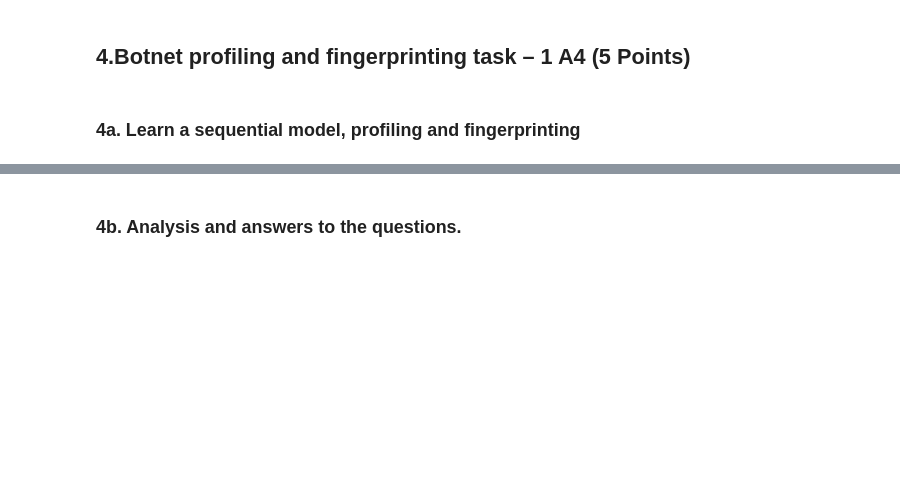
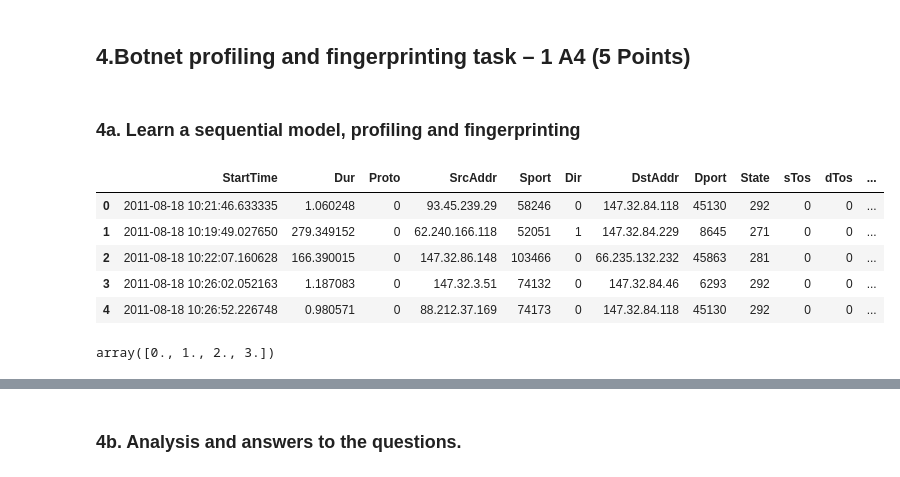
Before and after one commit to amar-mesic/cyber-data, a Jupyter notebook: lab-3/Lab3.ipynb, the cells around one changed output, grey strips where cells are left out. Drawn from its saved outputs; the diff is of its cells as text; code cells hidden in the pictures; blank space fills up the shorter version.

```diff
--- a/lab-3/Lab3.ipynb
+++ b/lab-3/Lab3.ipynb
@@ -111,12 +113,16 @@ def preprocess_data(df, date_fix=True, remove_background=True, label_enc=True, l
     # botnet traffic
     data.loc[data["Label"].str.startswith("flow=From-Botnet"), "Label"] = "1"
 
-    # background traffic
-    data.loc[(data["Label"].str.startswith("flow=From-Background")) | (data["Label"].str.startswith("flow=To-Background")) | (data["Label"].str.startswith("flow=Background")), "Label"] = "2"
-
     # remove all background netflows
     if remove_background:
+        # background traffic
+        data.loc[(data["Label"].str.startswith("flow=From-Background")) | (data["Label"].str.startswith("flow=To-Background")) | (data["Label"].str.startswith("flow=Background")), "Label"] = "2"
+
         data = data[data["Label"] != "2"]
+    else:
+        # background traffic
+        data.loc[(data["Label"].str.startswith("flow=From-Background")) | (data["Label"].str.startswith("flow=To-Background")) | (data["Label"].str.startswith("flow=Background")), "Label"] = "0"
+
 
     # label encode the selected columns
     if label_enc:
@@ -967,3 +975,22 @@ As mentioned in the beginning of my analysis, the amount of shingles here is tin
 ## 4.Botnet profiling and fingerprinting task – 1 A4 (5 Points)
 # %% [markdown]
 ### 4a. Learn a sequential model, profiling and fingerprinting
+# %%
+data = pd.read_csv("cda-lab3-botnet-detection/dataset_10/capture20110818.binetflow")
+preprocessed_data = preprocess_data(data, date_fix=True, remove_background=False, label_enc=True, label_enc_columns=['Proto', 'Sport', 'Dir', 'Dport', 'State', 'sTos', 'dTos'])
+discr_data = discretize_data(preprocessed_data, ['Proto', 'Dir'], [2, 2])
+# %%
+discr_data['Combined'] = combine_features(discr_data, ['Proto', 'Dir'])
+discr_data.head()
+# %% [output]
+|  | StartTime | Dur | Proto | SrcAddr | Sport | Dir | DstAddr | Dport | State | sTos | dTos | ... |
+| 0 | 2011-08-18 10:21:46.633335 | 1.060248 | 0 | 93.45.239.29 | 58246 | 0 | 147.32.84.118 | 45130 | 292 | 0 | 0 | ... |
+| 1 | 2011-08-18 10:19:49.027650 | 279.349152 | 0 | 62.240.166.118 | 52051 | 1 | 147.32.84.229 | 8645 | 271 | 0 | 0 | ... |
+| 2 | 2011-08-18 10:22:07.160628 | 166.390015 | 0 | 147.32.86.148 | 103466 | 0 | 66.235.132.232 | 45863 | 281 | 0 | 0 | ... |
+| 3 | 2011-08-18 10:26:02.052163 | 1.187083 | 0 | 147.32.3.51 | 74132 | 0 | 147.32.84.46 | 6293 | 292 | 0 | 0 | ... |
+| 4 | 2011-08-18 10:26:52.226748 | 0.980571 | 0 | 88.212.37.169 | 74173 | 0 | 147.32.84.118 | 45130 | 292 | 0 | 0 | ... |
+# %%
+DATA_SYMBOLS = discr_data['Combined'].unique()
+DATA_SYMBOLS
+# %% [output]
+array([0., 1., 2., 3.])
```
Also changed, not shown: parts of 9 cells of this notebook, 1 other file.
